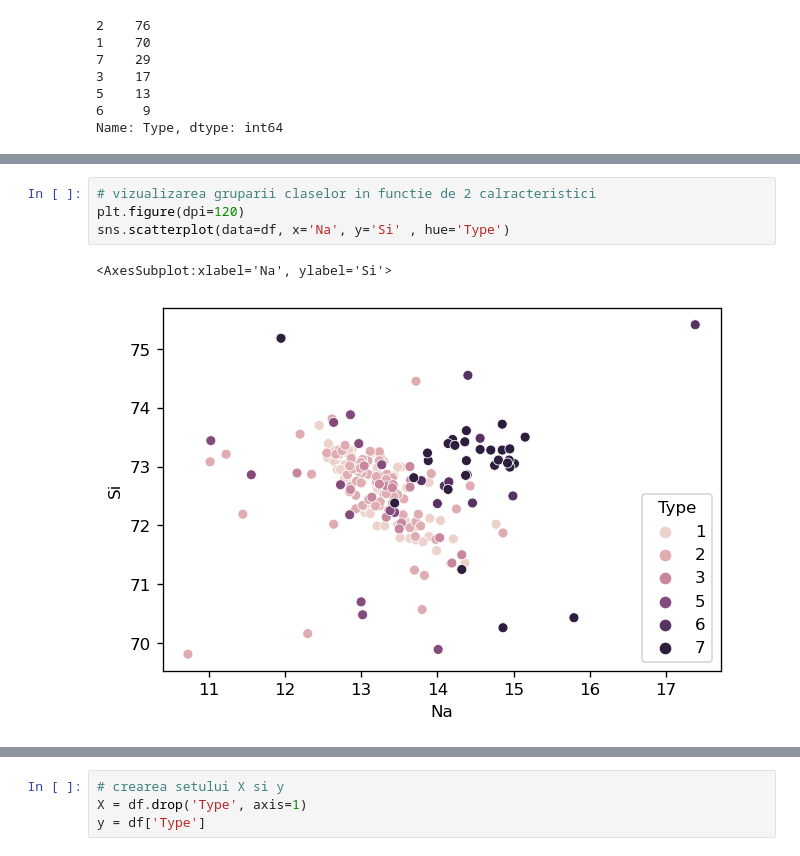
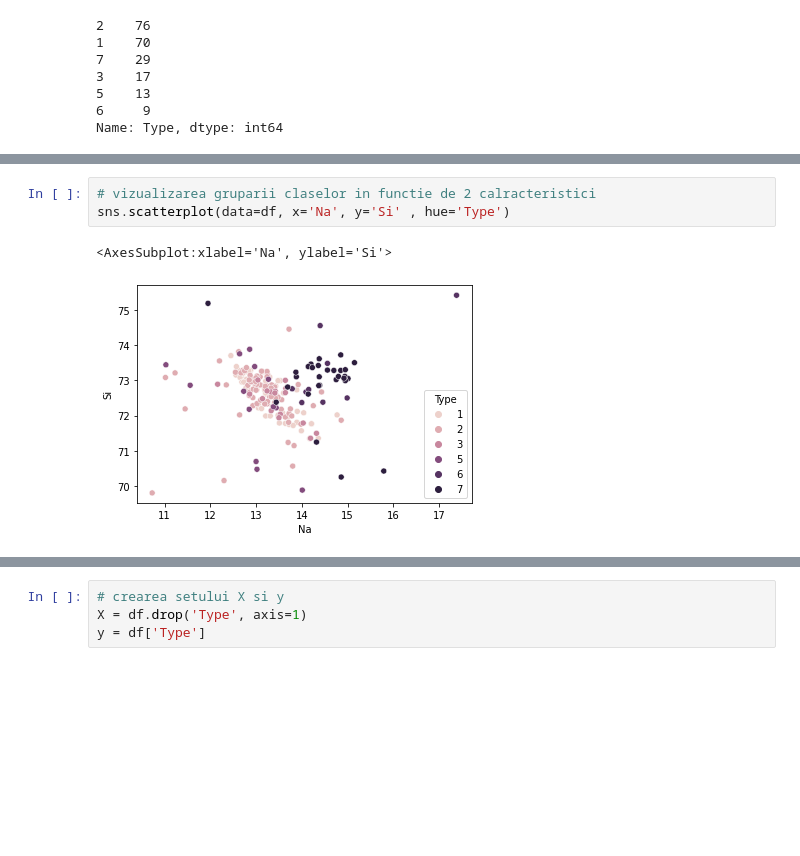
Before and after one commit to npsimid/Machine_Learning_Algorithms, a Jupyter notebook: Logistic regresion/Logistic regression.ipynb, the cells around one changed output, grey strips where cells are left out. Saved outputs shown, nothing was run; the diff lists cells and outputs as text; blank space fills up the shorter version.

```diff
--- a/Logistic regresion/Logistic regression.ipynb
+++ b/Logistic regresion/Logistic regression.ipynb
@@ -289,9 +314,8 @@ sns.countplot(data=df, x='Type')
 # %%
 # vizualizarea gruparii claselor in functie de 2 calracteristici
-plt.figure(dpi=120)
 sns.scatterplot(data=df, x='Na', y='Si' , hue='Type')
 # %% [output]
 <AxesSubplot:xlabel='Na', ylabel='Si'>
-[figure, old version]
+[figure, new version]
 # %%
 # vizualizarea corelatiei dintre coloane (heatmap)
```
Also changed, not shown: parts of 44 cells of this notebook, 2 other files.
